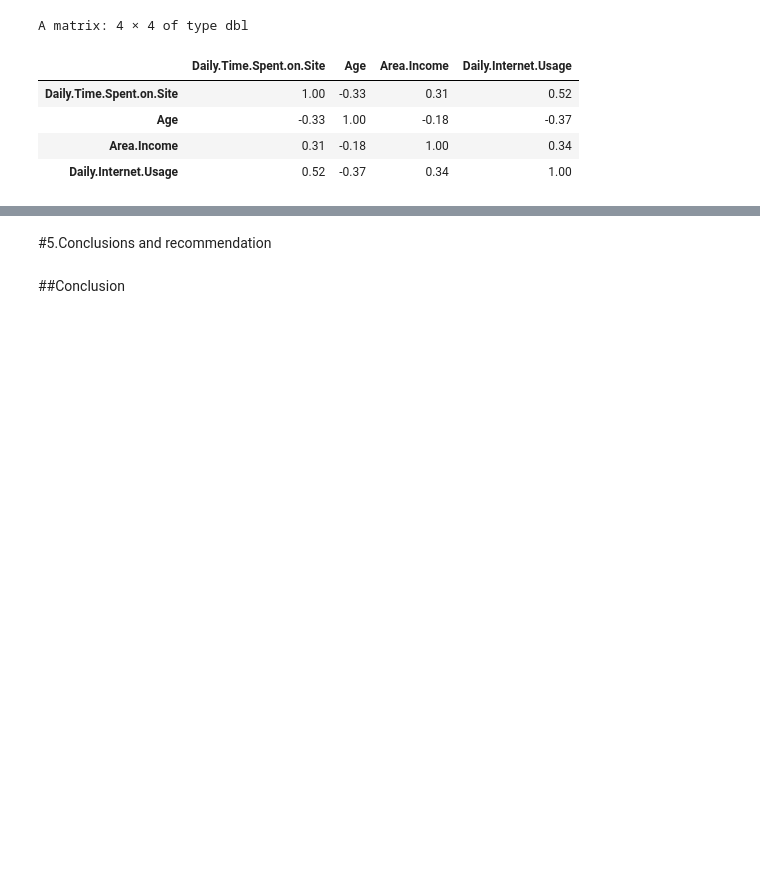
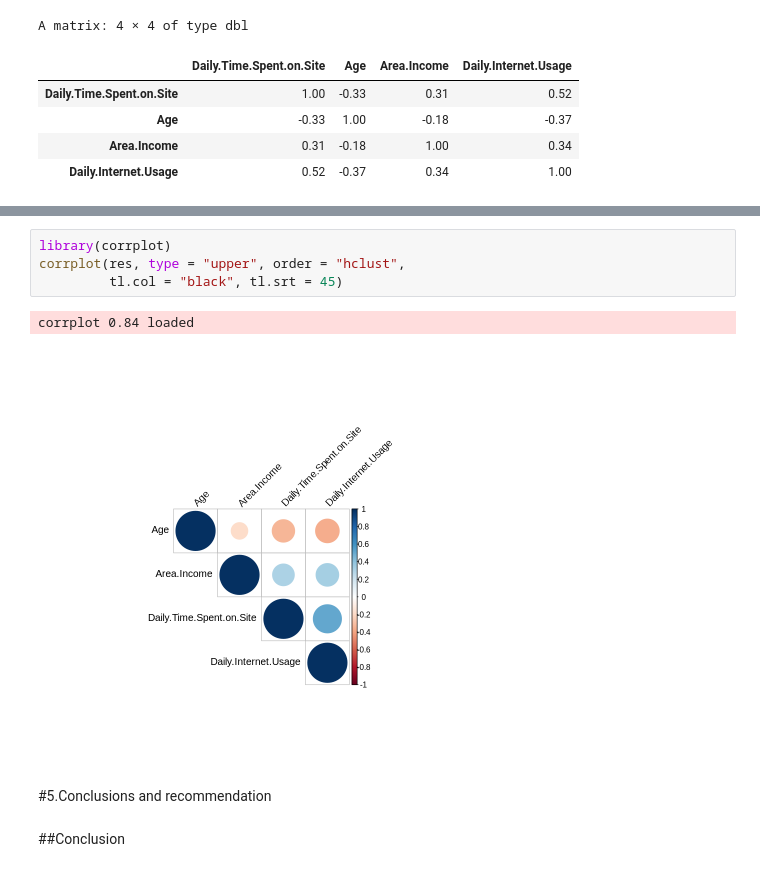
Before and after one commit to WinnieAnyoso/R_EDA, a Jupyter notebook: w12_IP_Anyoso.ipynb, the cells around one changed output, grey strips where cells are left out. Cells and saved outputs as stored; diff of their text form; blank space fills up the shorter version.

```diff
--- a/w12_IP_Anyoso.ipynb
+++ b/w12_IP_Anyoso.ipynb
@@ -328,3 +333,10 @@ A matrix: 4 × 4 of type dbl
+# %%
+library(corrplot)
+corrplot(res, type = "upper", order = "hclust",
+         tl.col = "black", tl.srt = 45)
+# %% [output]
+corrplot 0.84 loaded
+[figure, added]
 # %% [markdown]
 #5.Conclusions and recommendation
 # %% [markdown]
```
Also changed, not shown: parts of 2 cells of this notebook.
